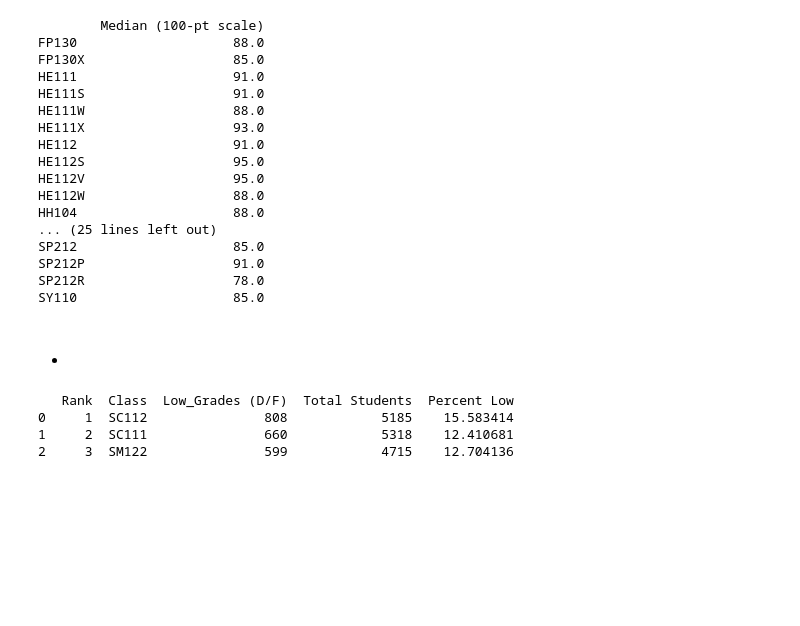
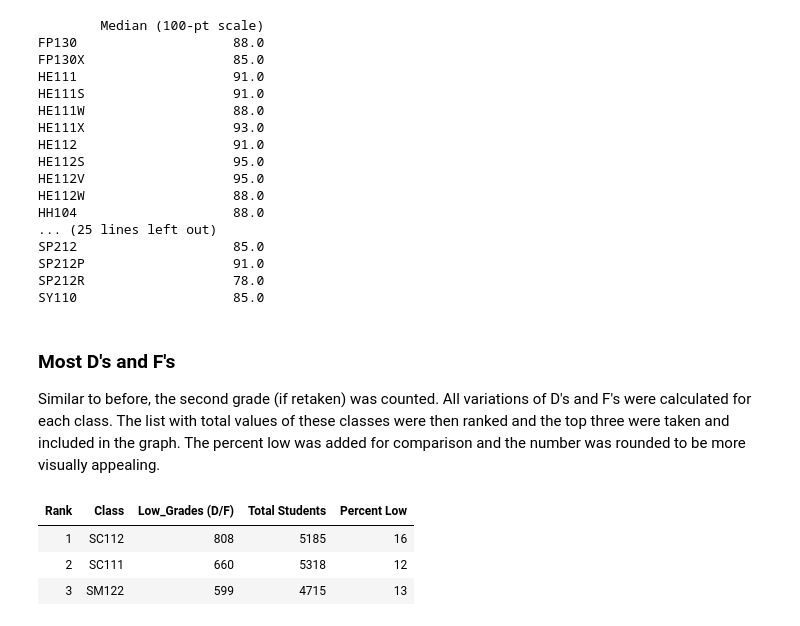
Before and after one commit to dschipper26/SI470, a Jupyter notebook: Lab_01.ipynb, the cells around one changed output. Cells and saved outputs as stored; diff of their text form; code cells hidden in the pictures; blank space fills up the shorter version.

```diff
--- a/Lab_01.ipynb
+++ b/Lab_01.ipynb
@@ -70,46 +73,47 @@ SP212P                   91.0
 SP212R                   78.0
 SY110                    85.0
 # %% [markdown]
-##
--
+### Most D's and F's
+Similar to before, the second grade (if retaken) was counted. All variations of D's and F's were calculated for each class. The list with total values of these classes were then ranked and the top three were taken and included in the graph. The percent low was added for comparison and the number was rounded to be more visually appealing.
 # %%
-# Step 1: Clean grades (use last entry if multiple)
+# --- Extract final grade (handles retakes) ---
+def extract_final_grade(value):
+    if pd.isna(value):
+        return None
+    last_part = str(value).split(";")[-1].strip()
+    return last_part if last_part in grade_to_numeric else None
+
+# --- Step 1: Clean grades to final letter ---
 df_clean = df.map(extract_final_grade)
 
-# Step 2: Valid grades (we only want those in mapping)
-valid_grades = list(grade_to_numeric.keys())
-df_clean = df_clean.map(lambda g: g if g in valid_grades else None)
-
-# Step 3: Count D’s and F’s per class
+# --- Step 2: Count D's and F's per class ---
 risk_summary = []
 
 for col in df_clean.columns:
     grades = df_clean[col].dropna()
 
-    # Count only low grades
     low_count = grades.isin(["D+", "D", "D-", "F"]).sum()
-
-    # Total students (valid grades only)
     total_students = len(grades)
 
-    # Build row
+    percent_low = (low_count / total_students * 100) if total_students > 0 else 0
+    percent_low = round(percent_low)   # just a number, no decimals
+
     risk_summary.append({
         "Class": col,
         "Low_Grades (D/F)": low_count,
         "Total Students": total_students,
-        "Percent Low": (low_count / total_students * 100) if total_students > 0 else 0
+        "Percent Low": percent_low
     })
 
-# Step 4: Make DataFrame and rank
+# --- Step 3: Build DataFrame and rank ---
 risk_df = pd.DataFrame(risk_summary)
 risk_df = risk_df.sort_values("Low_Grades (D/F)", ascending=False).reset_index(drop=True)
+risk_df.insert(0, "Rank", risk_df.index + 1)
 
-risk_df.insert(0, "Rank", risk_df.index + 1)
-risk_df = risk_df.reset_index(drop=True)
-
-print(risk_df.head(3))  # top 10 riskiest classes
+# --- Step 4: Show top 3 classes (no index column in Jupyter) ---
+display(risk_df.head(3).style.hide(axis="index"))
 # %% [output]
-   Rank  Class  Low_Grades (D/F)  Total Students  Percent Low
-0     1  SC112               808            5185    15.583414
-1     2  SC111               660            5318    12.410681
-2     3  SM122               599            4715    12.704136
+| Rank | Class | Low_Grades (D/F) | Total Students | Percent Low |
+| 1 | SC112 | 808 | 5185 | 16 |
+| 2 | SC111 | 660 | 5318 | 12 |
+| 3 | SM122 | 599 | 4715 | 13 |
```
Also changed, not shown: parts of 10 cells of this notebook, 1 other file.
